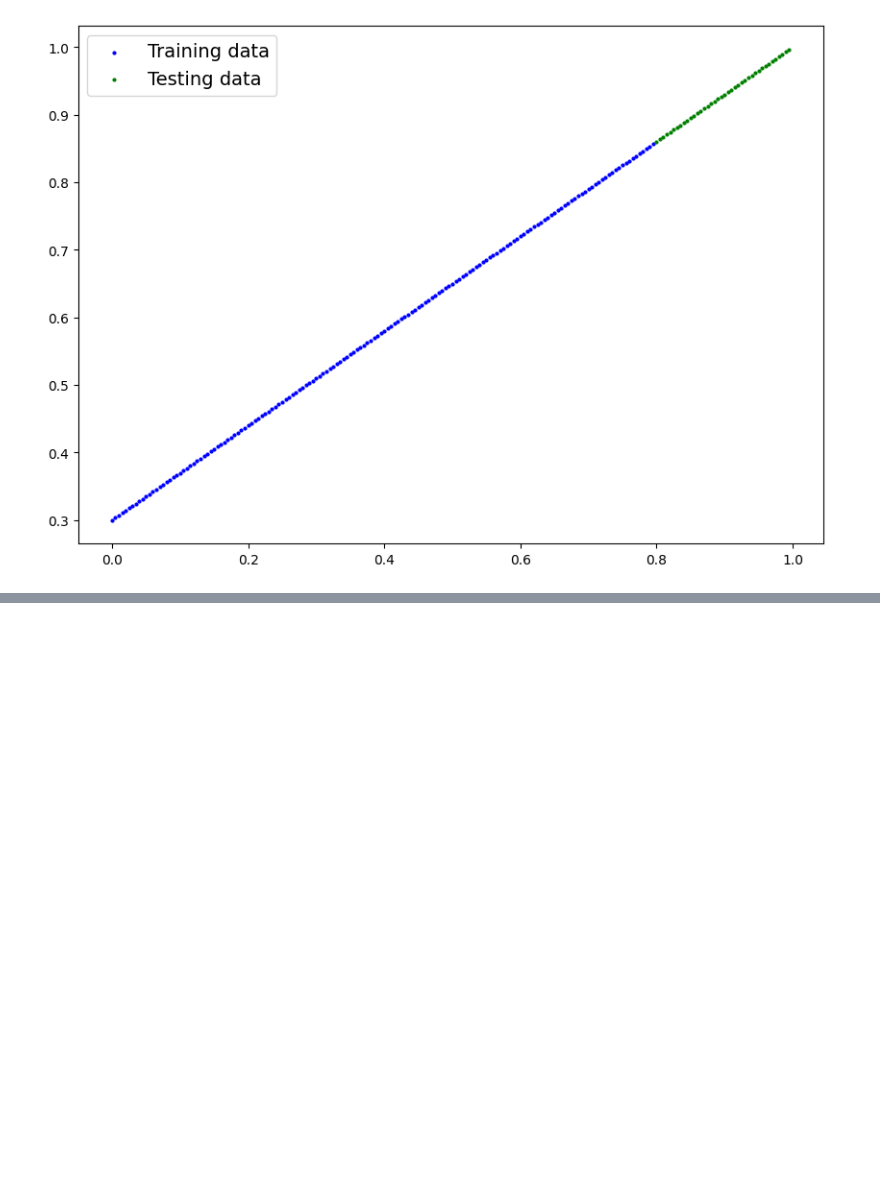
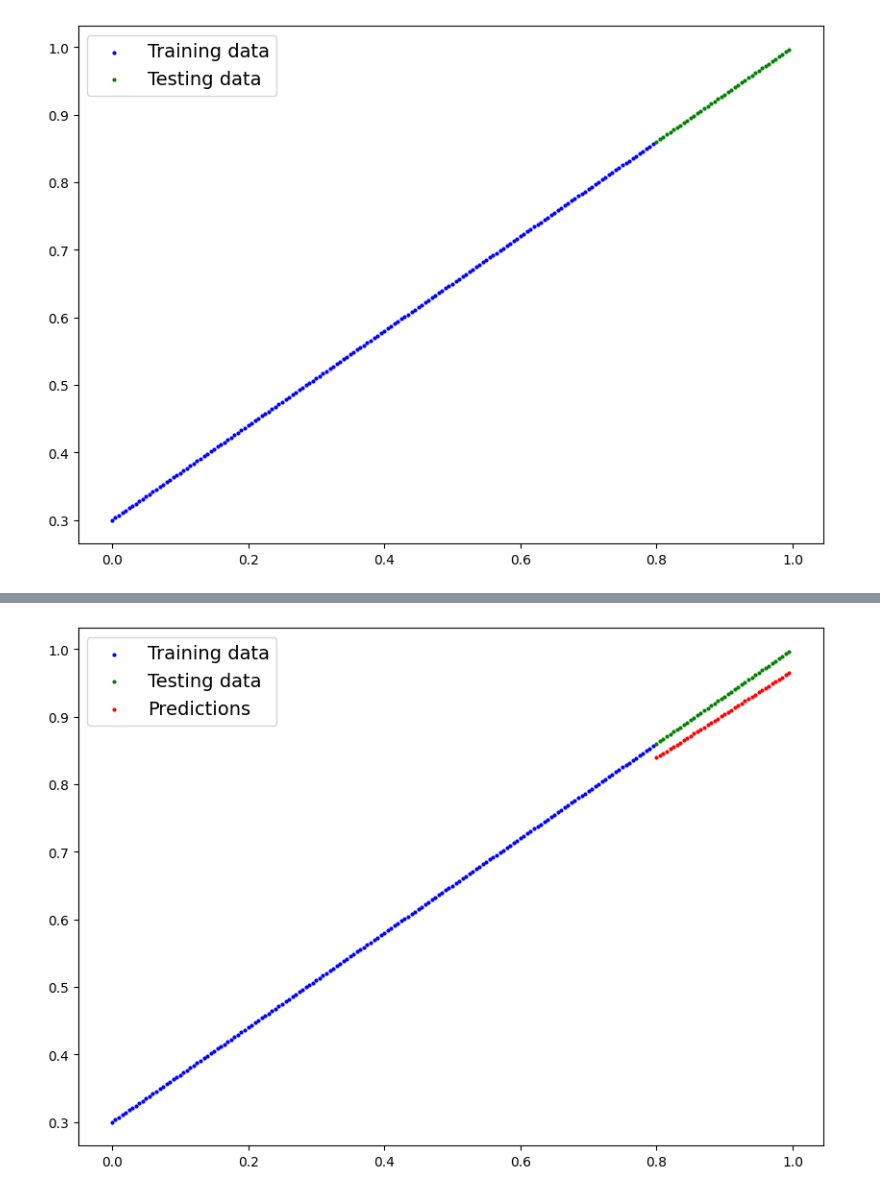
Before and after one commit to bohemian83/pytorch_yt, a Jupyter notebook: 01_pytorch_workflow.ipynb, the cells around one changed output, grey strips where cells are left out. Drawn from its saved outputs; the diff is of its cells as text; code cells hidden in the pictures; blank space fills up the shorter version.

```diff
--- a/01_pytorch_workflow.ipynb
+++ b/01_pytorch_workflow.ipynb
@@ -135,0 +225,8 @@ class LinearRegressionModel(nn.Module):
+# %%
+# Setup a loss function
+loss_fn = nn.L1Loss()
+
+# Setup an optimizer (stochastic gradient descent)
+optimizer = torch.optim.SGD(params=model_0.parameters(),
+                            lr=0.01 #lr - learning rate
+                            )
@@ -135,0 +243,30 @@ class LinearRegressionModel(nn.Module):
+# %%
+# An epoch is one loop through the data (a hyperparameter because we set it ourselves)
+epochs = 100
+
+### Training
+# 0. Loop through the data
+for epoch in range(epochs):
+    #Set the model to training mode
+    model_0.train() #sets all params that require gradients to require gradients
+
+    # 1. Forward pass
+    y_pred = model_0(X_train)
+
+    # 2. Calculate loss
+    loss = loss_fn(y_pred, y_train)
+    print(f"Loss: {loss}")
+
+    # 3. Optimizer
+    optimizer.zero_grad()
+
+    # 4. Perform backpropagation on the loss wrt to model params
+    loss.backward()
+
+    # 5. Step the optimizer (gradient descent)
+    optimizer.step()
+
+    ### Testing
+    model_0.eval() #turns off gradient tracking
+
+    print(model_0.state_dict())
@@ -135,0 +291,7 @@ class LinearRegressionModel(nn.Module):
+# %%
+with torch.inference_mode():
+    y_preds_new = model_0(X_test)
+
+plot_predictions(predictions=y_preds_new)
+# %% [output]
+[figure, added]
```
Also changed, not shown: parts of 14 cells of this notebook.
